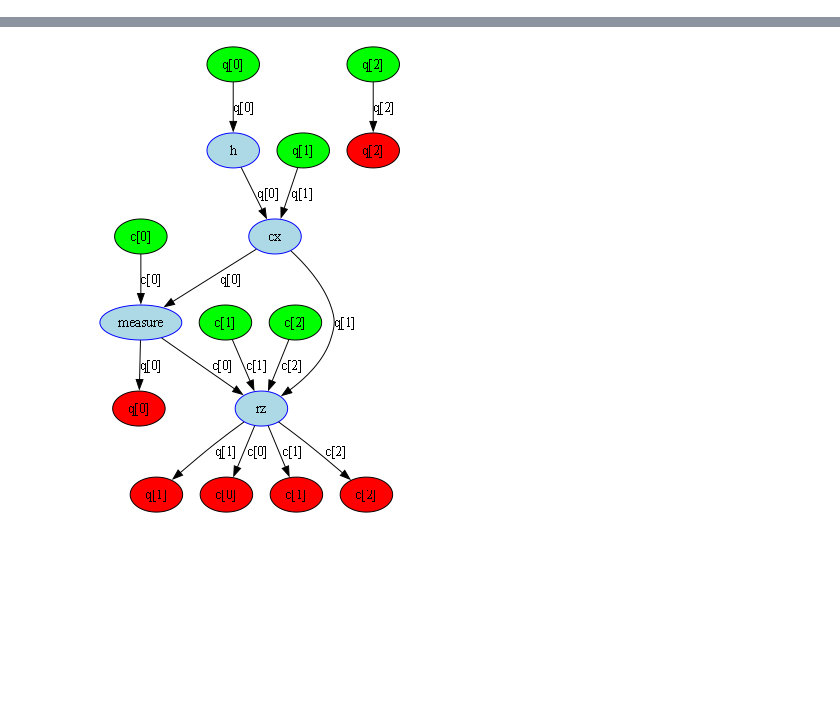
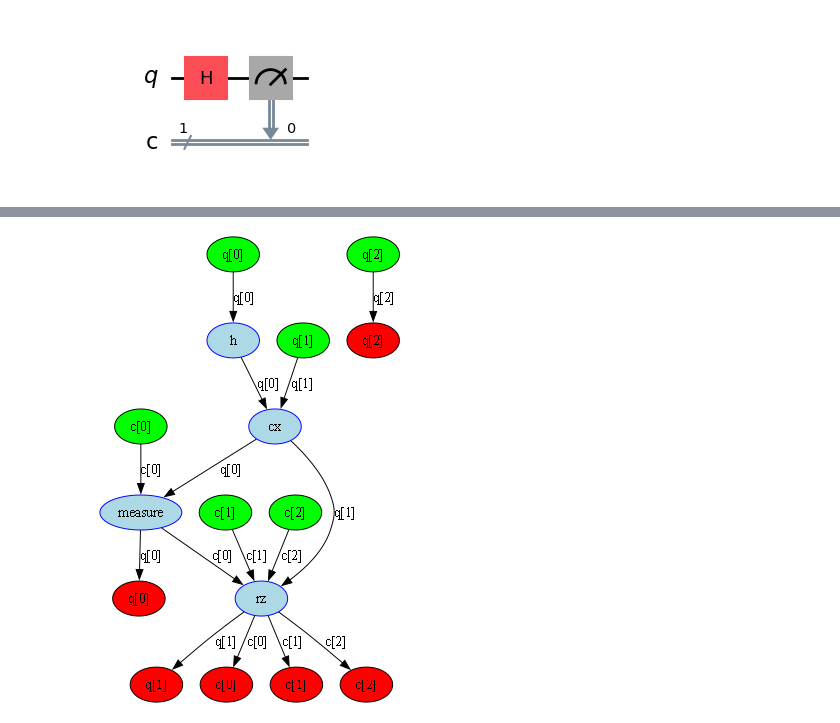
Before and after one commit to Shivansh20128/Qiskit_OpenSource, a Jupyter notebook: Issues/colors_in_dag_circuit_drawer.ipynb, the cells around one changed output, grey strips where cells are left out. Saved outputs shown, nothing was run; the diff lists cells and outputs as text; code cells hidden in the pictures; blank space fills up the shorter version.

```diff
--- a/Issues/colors_in_dag_circuit_drawer.ipynb
+++ b/Issues/colors_in_dag_circuit_drawer.ipynb
@@ -9,0 +10,4 @@ qc.draw(output='mpl', style={'backgroundcolor': '#EEEEEE'})
+# %%
+qc.draw(output='mpl')
+# %% [output]
+[figure, added]
```
Also changed, not shown: parts of 9 cells of this notebook.
